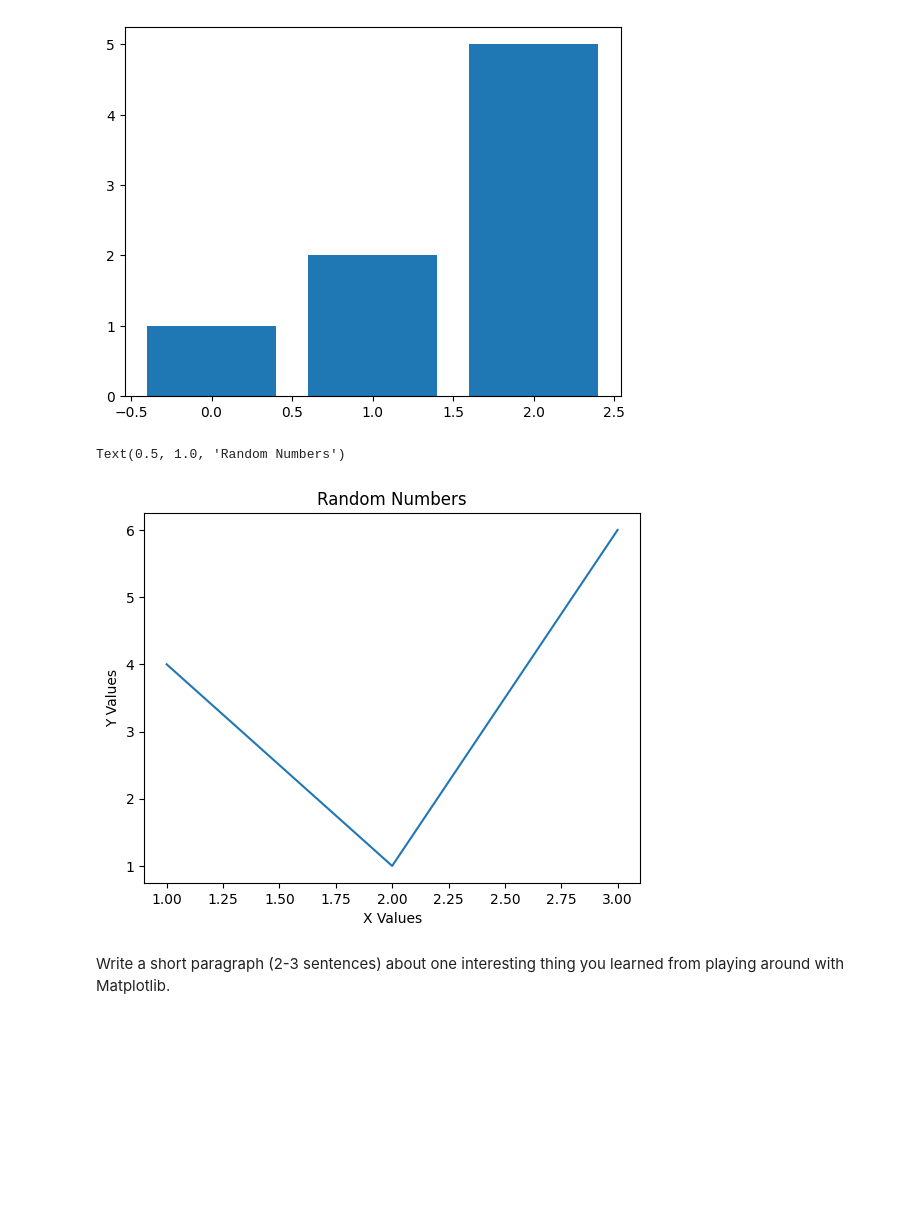
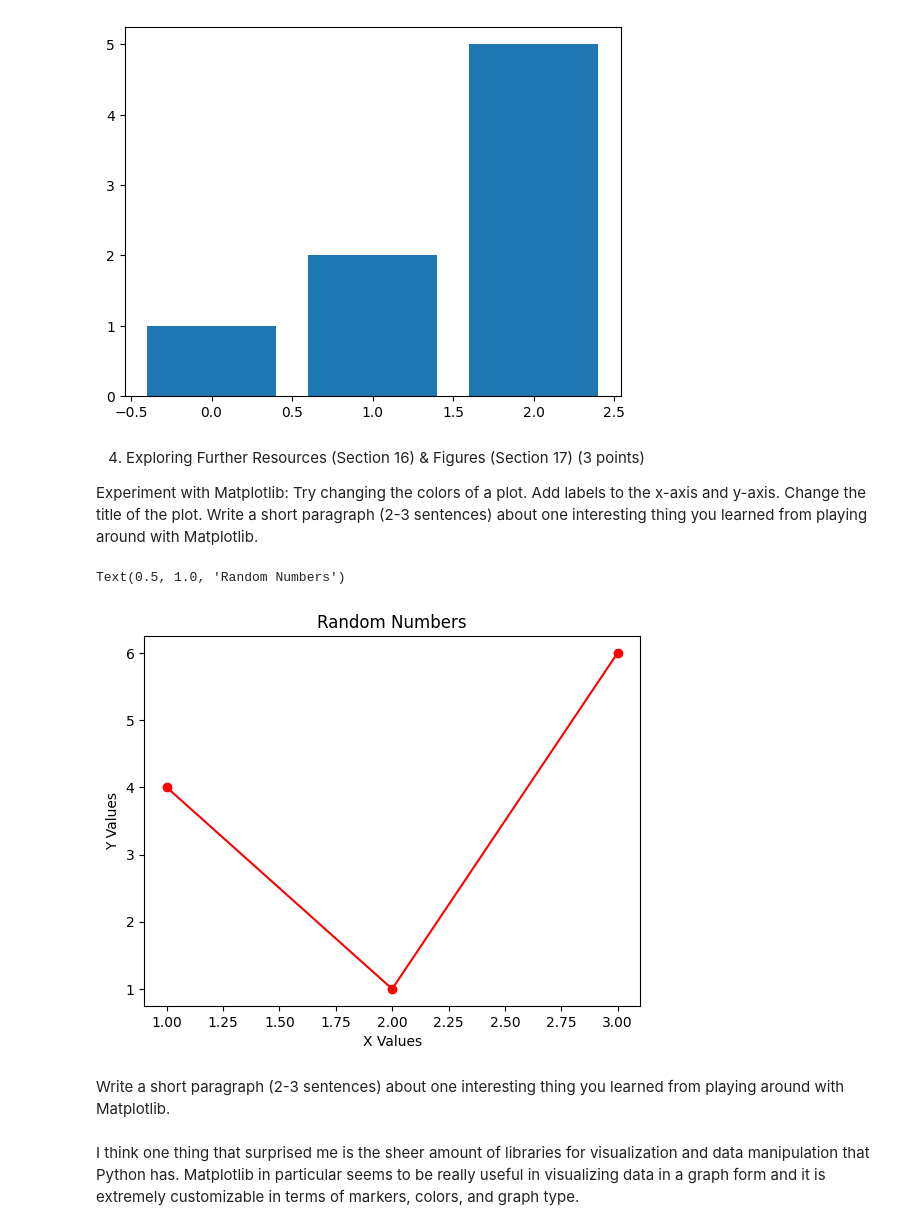
Before and after one commit to AllenL8921/CSC245_IntroToDataScience, a Jupyter notebook: Lab1/Lab1.ipynb, the cells around one changed output. Drawn from its saved outputs; the diff is of its cells as text; code cells hidden in the pictures; blank space fills up the shorter version.

```diff
--- a/Lab1/Lab1.ipynb
+++ b/Lab1/Lab1.ipynb
@@ -83,20 +83,31 @@ plt.bar(df.index, [1, 2, 5])
 2    C    3         Queens
 <BarContainer object of 3 artists>
 [figure]
+# %% [markdown]
+4. Exploring Further Resources (Section 16) & Figures (Section 17) (3 points)
+
+Experiment with Matplotlib:
+Try changing the colors of a plot.
+Add labels to the x-axis and y-axis.
+Change the title of the plot.
+Write a short paragraph (2-3 sentences) about one interesting thing you learned from playing around with Matplotlib.
 # %%
 import matplotlib.pyplot as plt
 
 x = [1, 2, 3]
 y = [4, 1, 6]
 
-plt.plot(x, y)
+plt.plot(x, y, color='red', marker='o')
 
 plt.xlabel("X Values")
 plt.ylabel("Y Values")
 
 plt.title("Random Numbers")
 # %% [output]
 Text(0.5, 1.0, 'Random Numbers')
-[figure, old version]
+[figure, new version]
 # %% [markdown]
 Write a short paragraph (2-3 sentences) about one interesting thing you learned from playing around with Matplotlib.
+# %% [markdown]
+I think one thing that surprised me is the sheer amount of libraries for visualization and data manipulation that Python has.
+Matplotlib in particular seems to be really useful in visualizing data in a graph form and it is extremely customizable in terms of markers, colors, and graph type.
```
